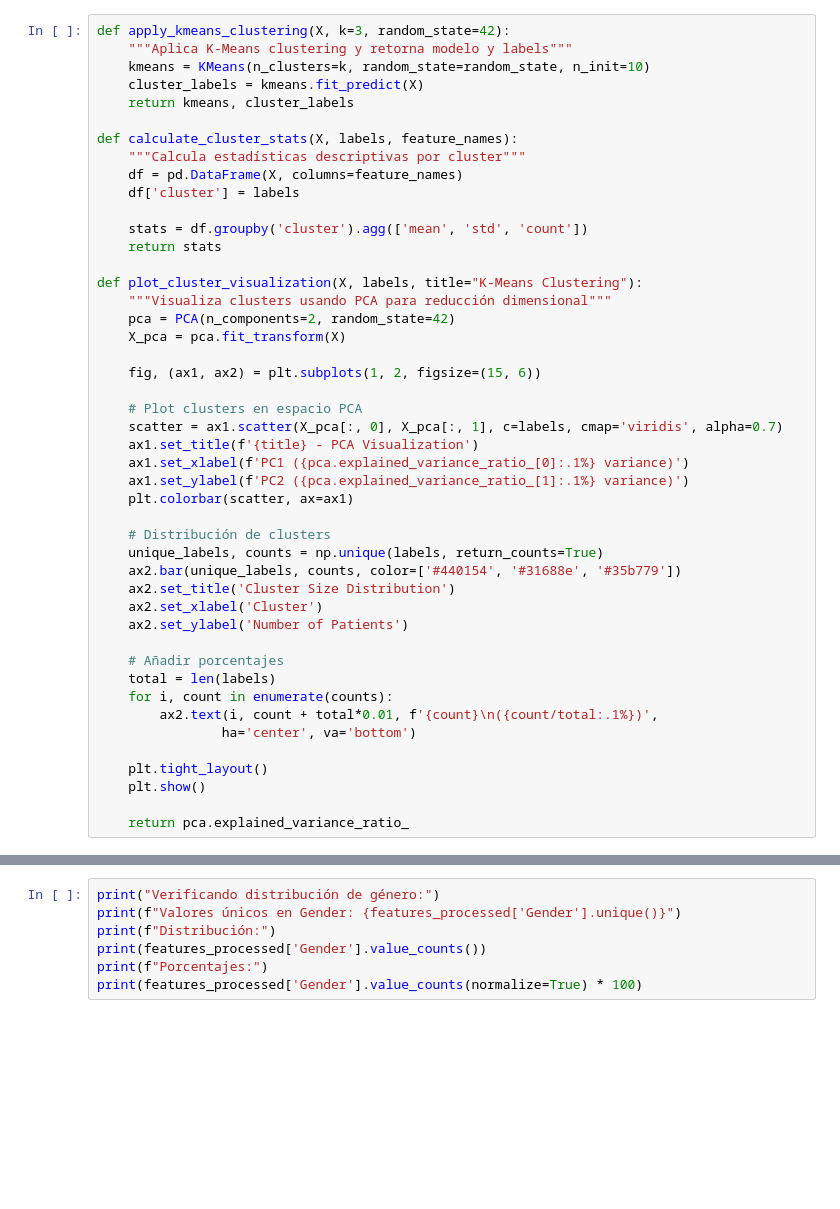
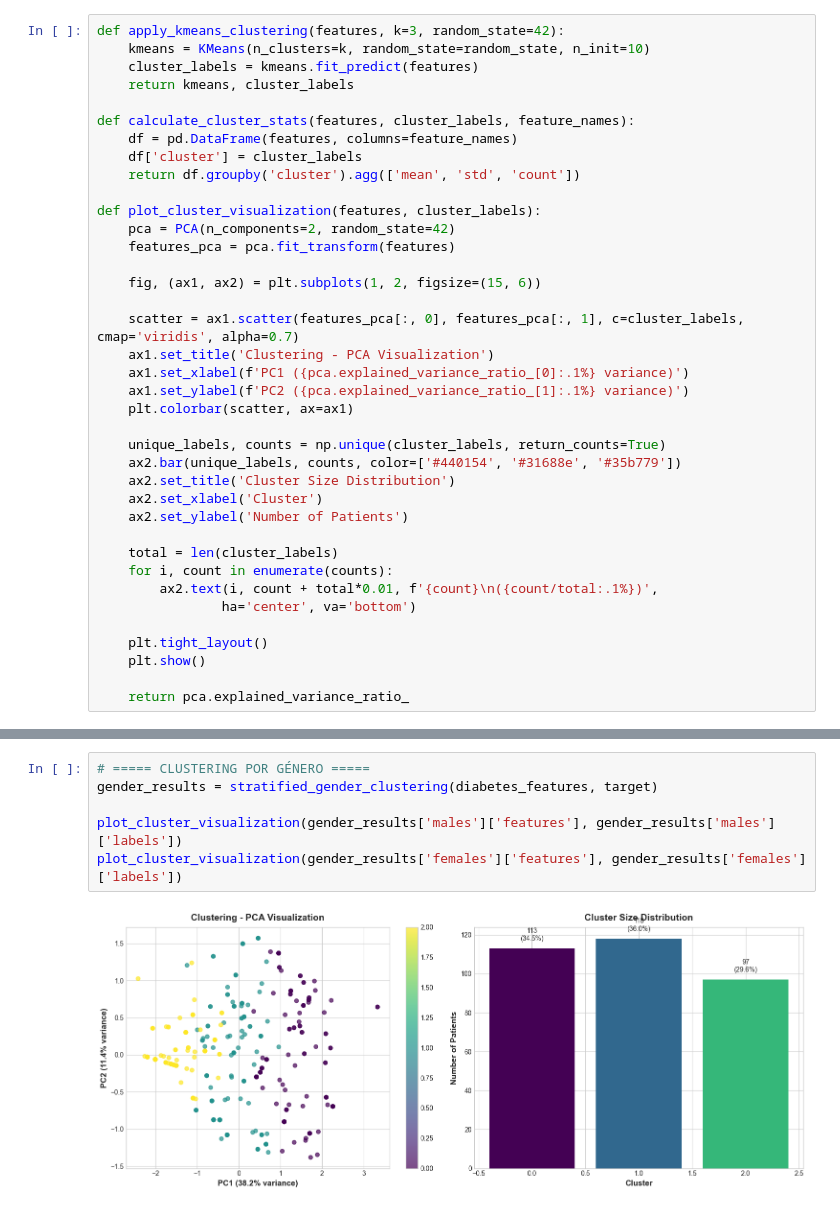
Before and after one commit to PameBlanca/FCD_UV_2025, a Jupyter notebook: Diabetes_project/notebook/02_diabetes_clustering_analysis.ipynb, the cells around one changed output, grey strips where cells are left out. Drawn from its saved outputs; the diff is of its cells as text; blank space fills up the shorter version.

```diff
--- a/Diabetes_project/notebook/02_diabetes_clustering_analysis.ipynb
+++ b/Diabetes_project/notebook/02_diabetes_clustering_analysis.ipynb
@@ -411,41 +213,33 @@ El objetivo es establecer una línea base de agrupaciones naturales antes del an
 # %%
-def apply_kmeans_clustering(X, k=3, random_state=42):
-    """Aplica K-Means clustering y retorna modelo y labels"""
+def apply_kmeans_clustering(features, k=3, random_state=42):
     kmeans = KMeans(n_clusters=k, random_state=random_state, n_init=10)
-    cluster_labels = kmeans.fit_predict(X)
+    cluster_labels = kmeans.fit_predict(features)
     return kmeans, cluster_labels
 
-def calculate_cluster_stats(X, labels, feature_names):
-    """Calcula estadísticas descriptivas por cluster"""
-    df = pd.DataFrame(X, columns=feature_names)
-    df['cluster'] = labels
+def calculate_cluster_stats(features, cluster_labels, feature_names):
+    df = pd.DataFrame(features, columns=feature_names)
+    df['cluster'] = cluster_labels
+    return df.groupby('cluster').agg(['mean', 'std', 'count'])
 
-    stats = df.groupby('cluster').agg(['mean', 'std', 'count'])
-    return stats
-
-def plot_cluster_visualization(X, labels, title="K-Means Clustering"):
-    """Visualiza clusters usando PCA para reducción dimensional"""
+def plot_cluster_visualization(features, cluster_labels):
     pca = PCA(n_components=2, random_state=42)
-    X_pca = pca.fit_transform(X)
+    features_pca = pca.fit_transform(features)
 
     fig, (ax1, ax2) = plt.subplots(1, 2, figsize=(15, 6))
 
-    # Plot clusters en espacio PCA
-    scatter = ax1.scatter(X_pca[:, 0], X_pca[:, 1], c=labels, cmap='viridis', alpha=0.7)
-    ax1.set_title(f'{title} - PCA Visualization')
+    scatter = ax1.scatter(features_pca[:, 0], features_pca[:, 1], c=cluster_labels, cmap='viridis', alpha=0.7)
+    ax1.set_title('Clustering - PCA Visualization')
     ax1.set_xlabel(f'PC1 ({pca.explained_variance_ratio_[0]:.1%} variance)')
     ax1.set_ylabel(f'PC2 ({pca.explained_variance_ratio_[1]:.1%} variance)')
     plt.colorbar(scatter, ax=ax1)
 
-    # Distribución de clusters
-    unique_labels, counts = np.unique(labels, return_counts=True)
+    unique_labels, counts = np.unique(cluster_labels, return_counts=True)
     ax2.bar(unique_labels, counts, color=['#440154', '#31688e', '#35b779'])
     ax2.set_title('Cluster Size Distribution')
     ax2.set_xlabel('Cluster')
     ax2.set_ylabel('Number of Patients')
 
-    # Añadir porcentajes
-    total = len(labels)
+    total = len(cluster_labels)
     for i, count in enumerate(counts):
         ax2.text(i, count + total*0.01, f'{count}\n({count/total:.1%})',
                 ha='center', va='bottom')
@@ -693,8 +423,8 @@ def plot_gender_clustering_comparison(results):
 # %%
-print("Verificando distribución de género:")
-print(f"Valores únicos en Gender: {features_processed['Gender'].unique()}")
-print(f"Distribución:")
-print(features_processed['Gender'].value_counts())
-print(f"Porcentajes:")
-print(features_processed['Gender'].value_counts(normalize=True) * 100)
+# ===== CLUSTERING POR GÉNERO =====
+gender_results = stratified_gender_clustering(diabetes_features, target)
+
+plot_cluster_visualization(gender_results['males']['features'], gender_results['males']['labels'])
+plot_cluster_visualization(gender_results['females']['features'], gender_results['females']['labels'])
 # %% [output]
+[figure, added]
```
Also changed, not shown: parts of 40 cells of this notebook.
